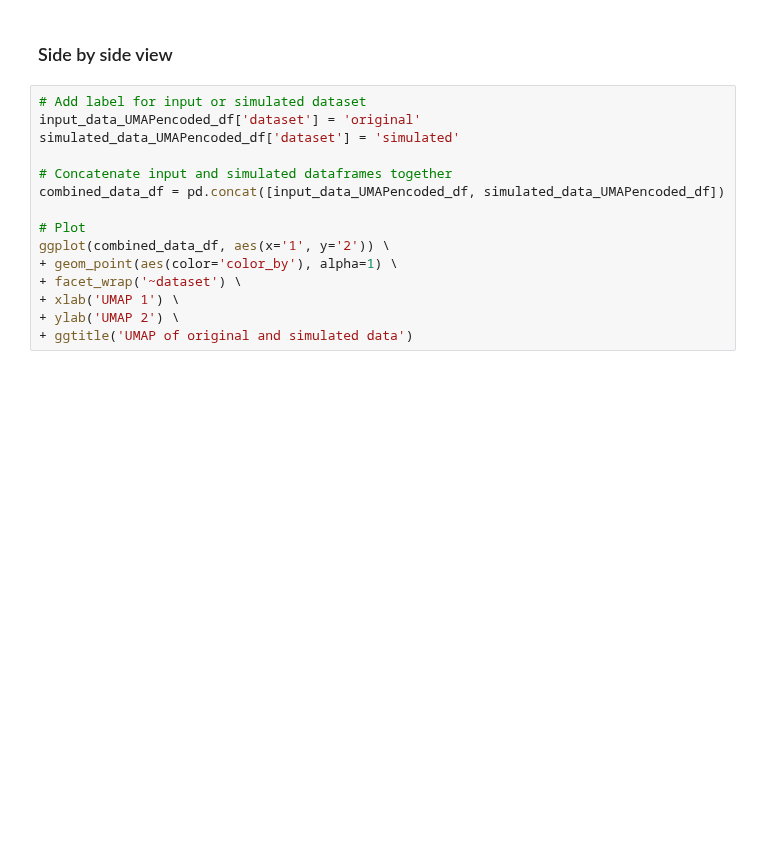
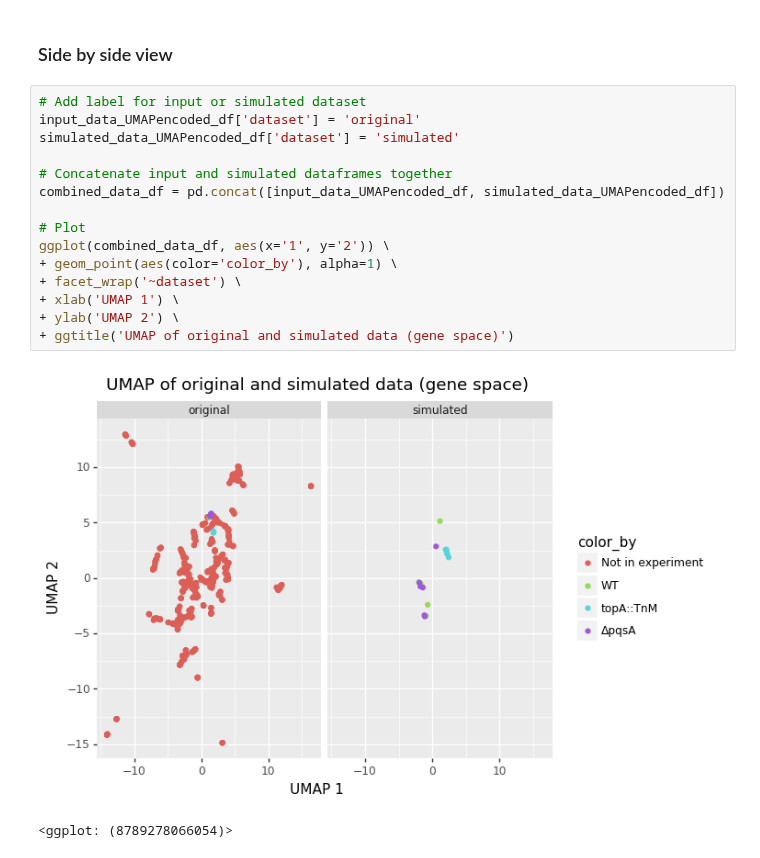
Before and after one commit to greenelab/simulate-expression-compendia, a Jupyter notebook: scripts/analysis_1/3_visualize_data.ipynb, the cells around one changed output. Saved outputs shown, nothing was run; the diff lists cells and outputs as text; blank space fills up the shorter version.

```diff
--- a/scripts/analysis_1/3_visualize_data.ipynb
+++ b/scripts/analysis_1/3_visualize_data.ipynb
@@ -223,18 +225,21 @@ ValueError: arrays must all be same length
 # %%
 # Add label for input or simulated dataset
 input_data_UMAPencoded_df['dataset'] = 'original'
 simulated_data_UMAPencoded_df['dataset'] = 'simulated'
 
 # Concatenate input and simulated dataframes together
 combined_data_df = pd.concat([input_data_UMAPencoded_df, simulated_data_UMAPencoded_df])
 
 # Plot
 ggplot(combined_data_df, aes(x='1', y='2')) \
 + geom_point(aes(color='color_by'), alpha=1) \
 + facet_wrap('~dataset') \
 + xlab('UMAP 1') \
 + ylab('UMAP 2') \
-+ ggtitle('UMAP of original and simulated data')
++ ggtitle('UMAP of original and simulated data (gene space)')
+# %% [output]
+[figure, added]
+<ggplot: (8789278066054)>
 # %%
 # Zoomed in view
 
```
Also changed, not shown: parts of 19 cells of this notebook, 1 other file.
